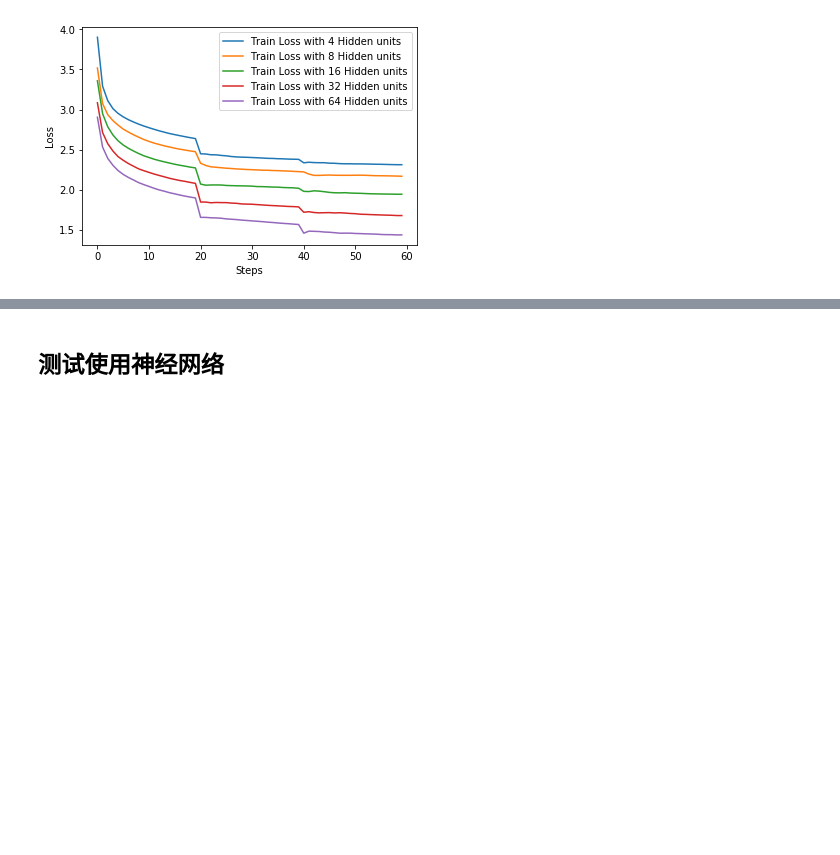
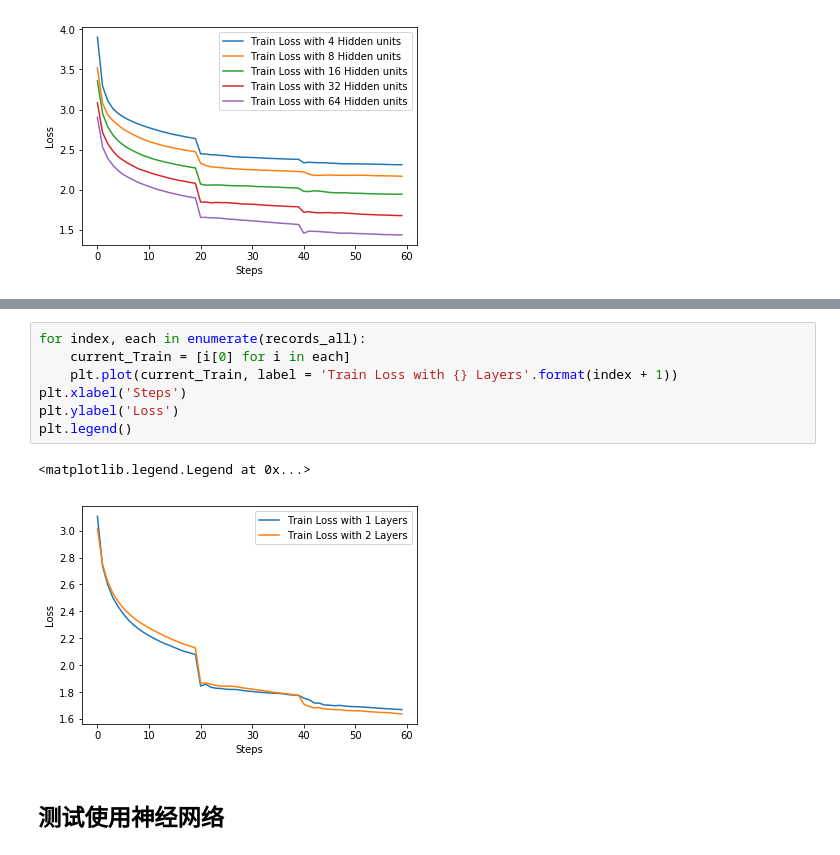
Before and after one commit to yueyangming/PyTorch_homework, a Jupyter notebook: homework03-1115/Homework_LSTM_Name_Generator.ipynb, the cells around one changed output, grey strips where cells are left out. Drawn from its saved outputs; the diff is of its cells as text; blank space fills up the shorter version.

Commit message:
Add Feature: Plot(Num_Layers, Loss)

```diff
--- a/homework03-1115/Homework_LSTM_Name_Generator.ipynb
+++ b/homework03-1115/Homework_LSTM_Name_Generator.ipynb
@@ -503,3 +506,13 @@ plt.legend()
+# %%
+for index, each in enumerate(records_all):
+    current_Train = [i[0] for i in each]
+    plt.plot(current_Train, label = 'Train Loss with {} Layers'.format(index + 1))
+plt.xlabel('Steps')
+plt.ylabel('Loss')
+plt.legend()
+# %% [output]
+<matplotlib.legend.Legend at 0x...>
+[figure, added]
 # %% [markdown]
 ## 测试使用神经网络
 # %% [markdown]
```
Also changed, not shown: parts of 1 cell of this notebook.
